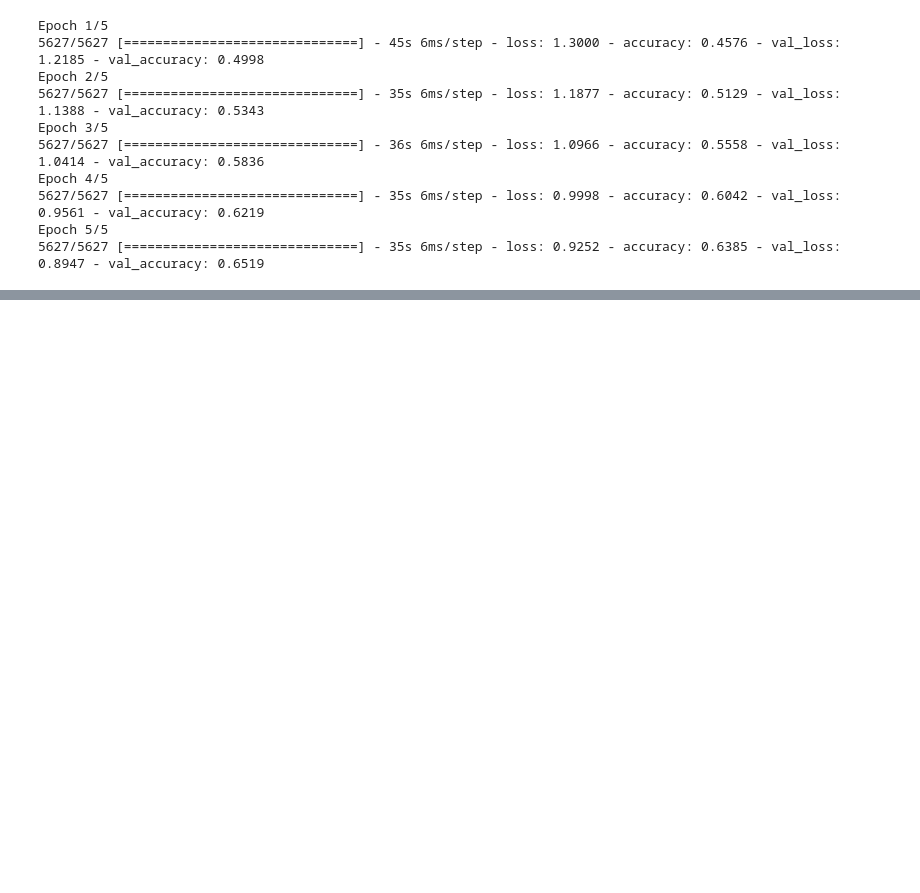
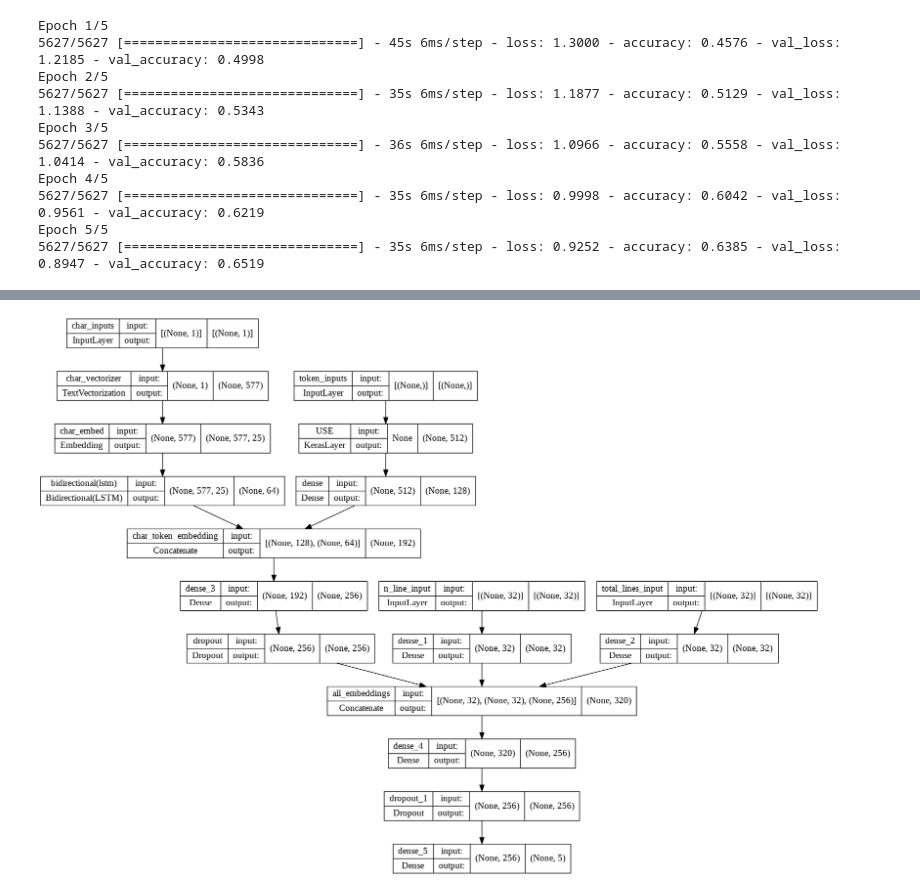
Before and after one commit to nicolasvazquez95/Aprendiendo_DeepLearning, a Jupyter notebook: projects/02_SkimLit_NLP.ipynb, the cells around one changed output, grey strips where cells are left out. Saved outputs shown, nothing was run; the diff lists cells and outputs as text; code cells hidden in the pictures; blank space fills up the shorter version.

```diff
--- a/projects/02_SkimLit_NLP.ipynb
+++ b/projects/02_SkimLit_NLP.ipynb
@@ -512,0 +669,42 @@ Epoch 5/5
+# %%
+# 1. Token inputs
+token_inputs = layers.Input(shape=[],dtype='string',name='token_inputs')
+token_embeddings = USE_embedding_layer(token_inputs)
+token_outputs = layers.Dense(128,activation='relu')(token_embeddings)
+token_model = keras.Model(token_inputs,token_outputs)
+
+# 2. Char inputs
+char_inputs = layers.Input(shape=(1,),dtype='string',name='char_inputs')
+char_vectors = char_vectorizer(char_inputs)
+char_embeddings = char_embedding(char_vectors)
+char_bi_lstm = layers.Bidirectional(layers.LSTM(32))(char_embeddings)
+char_model = keras.Model(char_inputs,char_bi_lstm)
+
+# 3. Line numbers model
+n_line_input = layers.Input(shape=(32,),name='n_line_input')
+n_line_layer1 = layers.Dense(32,activation='relu')(n_line_input)
+n_line_model = keras.Model(n_line_input,n_line_layer1)
+
+# 4. Total lines model
+total_lines_input = layers.Input(shape=(32,),name='total_lines_input')
+total_lines_layer1 = layers.Dense(32,activation='relu')(total_lines_input)
+total_lines_model = keras.Model(total_lines_input,total_lines_layer1)
+
+# 5. Combine token and char embeddings into a hybrid embedding
+combined_embeddings = layers.Concatenate(name='char_token_embedding')([token_model.output,char_model.output])
+dense_layer1 = layers.Dense(256,activation='relu')(combined_embeddings)
+dropout_layer1 = layers.Dropout(0.5)(dense_layer1)
+# 6. Combine positional embeddings with combined and char embeddings
+final_embeddings = layers.Concatenate(name='all_embeddings')([n_line_model.output,total_lines_model.output,dropout_layer1])
+dense_layer2 = layers.Dense(256,activation='relu')(final_embeddings)
+dropout_layer2 = layers.Dropout(0.5)(dense_layer2)
+
+output_layer = layers.Dense(5,activation='softmax')(dropout_layer2)
+
+model_5 = keras.Model([token_model.input,char_model.input,
+                       n_line_model.input,total_lines_model.input],
+                      output_layer)
+# %%
+plot_model(model_5,show_shapes=True)
+# %% [output]
+[figure, added]
```
Also changed, not shown: parts of 27 cells of this notebook.
